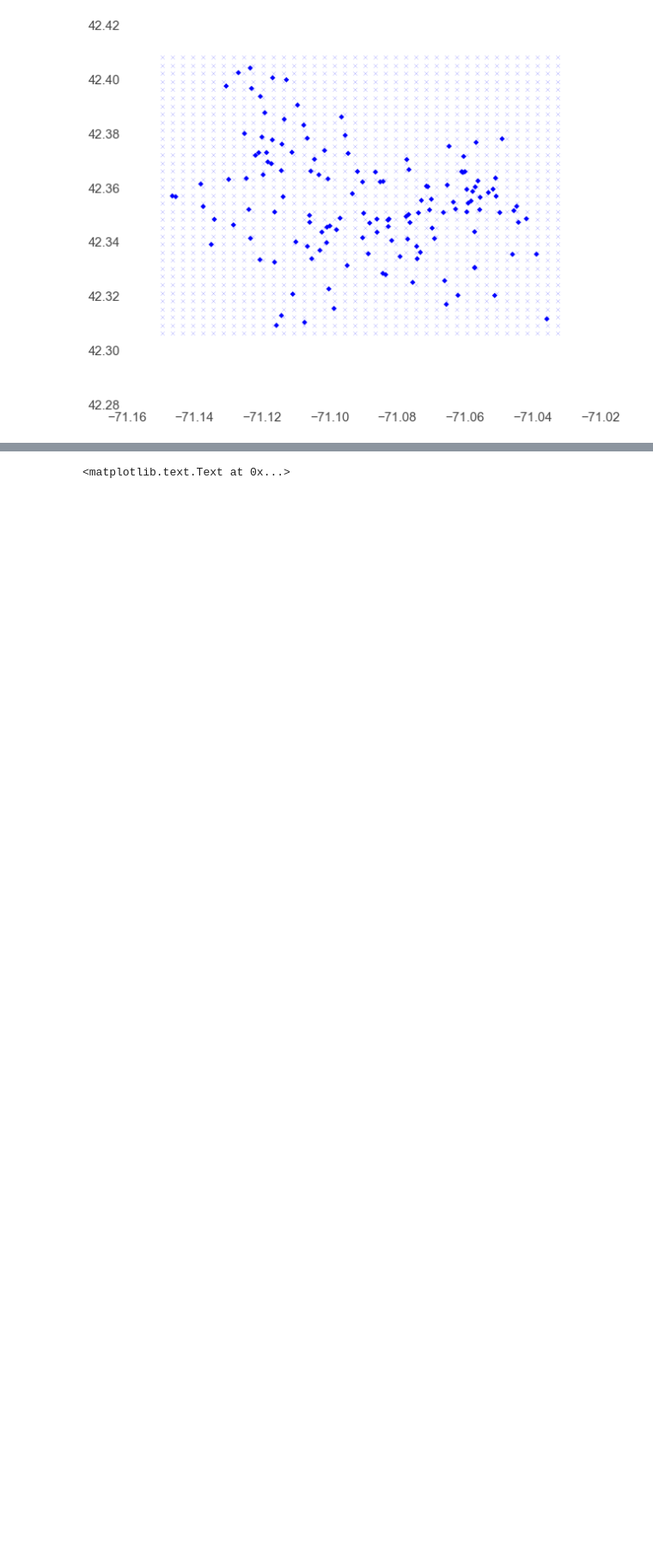
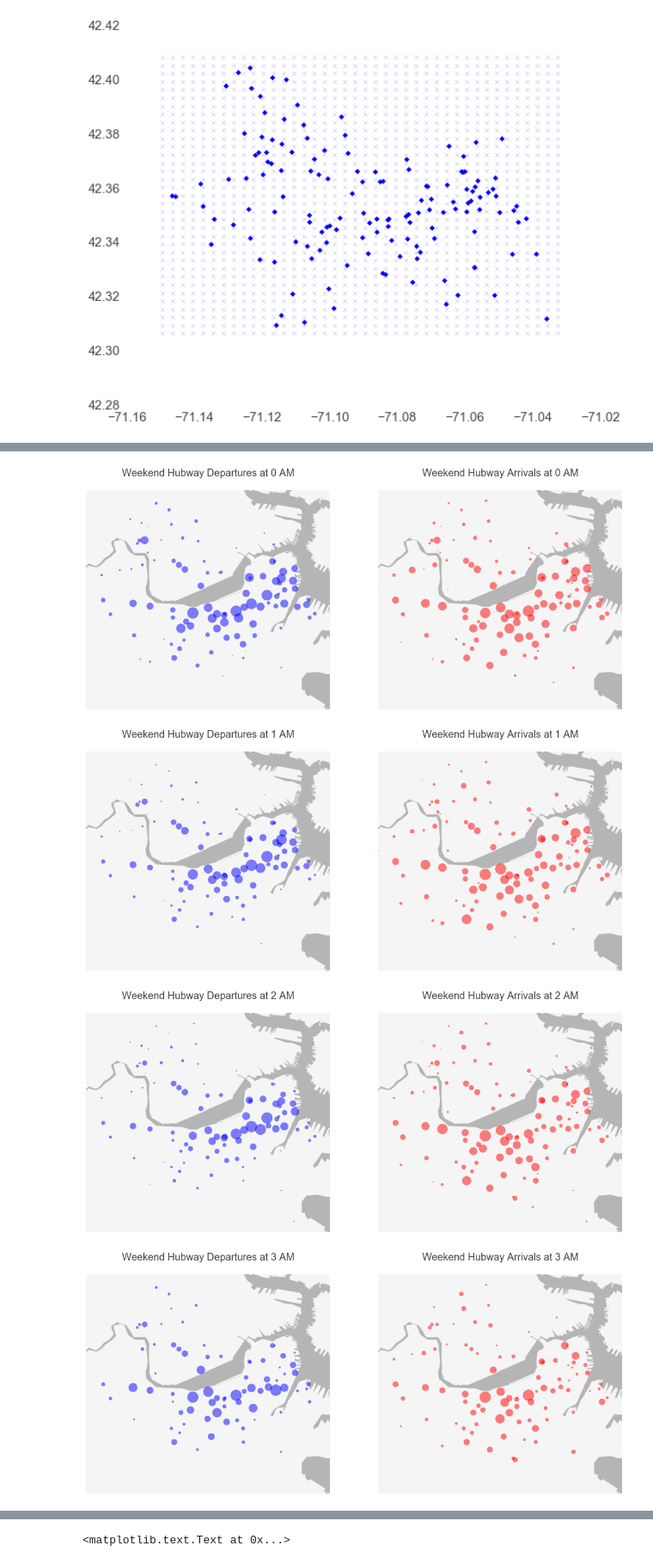
Before and after one commit to am207Hubway/final_project, a Jupyter notebook: Initial Data Exploration.ipynb, the cells around one changed output, grey strips where cells are left out. Shown at 86% size. Saved outputs shown, nothing was run; the diff lists cells and outputs as text; code cells hidden in the pictures; blank space fills up the shorter version.

```diff
--- a/Initial Data Exploration.ipynb
+++ b/Initial Data Exploration.ipynb
@@ -88,6 +88,8 @@ weekdaystations.head()
 | 3 | 140524 | 140525 | 157658 | Closed | 1411 | 2012-03-15 00:00:00 | 41.0 | 2012-03-15 00:24:00 | 36.0 | B00278 | ... |
 | 4 | 140525 | 140526 | 157659 | Closed | 251 | 2012-03-15 00:03:00 | 43.0 | 2012-03-15 00:07:00 | 40.0 | B00076 | ... |
 5 rows × 24 columns
+# %%
+weekendstations = trips_df.loc[trips_df.st_weekday >= 5]
 # %% [markdown]
 #### This is the beginning of our look at the top five connected stations in total, the results may change as we investigate this per hour
 # %%
@@ -205,0 +218,8 @@ stationmap(weekdaystations, 8)
+# %%
+for hr in range(len(np.unique(trips_df.st_hour))):
+    stationmap(weekendstations,hr,'weekend_inout', True)
+# %% [output]
+[figure, added]
+[figure, added]
+[figure, added]
+[figure, added]
```
Also changed, not shown: parts of 13 cells of this notebook, 8 other files.
